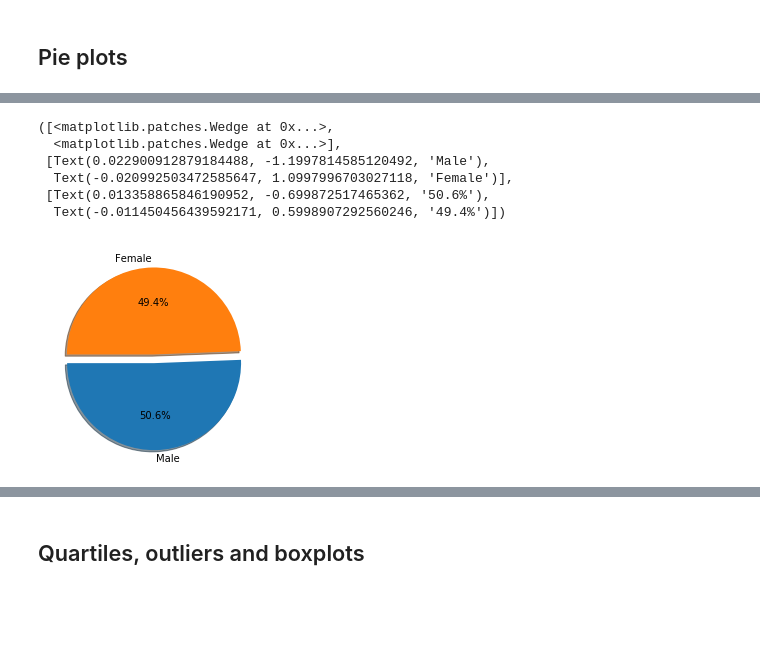
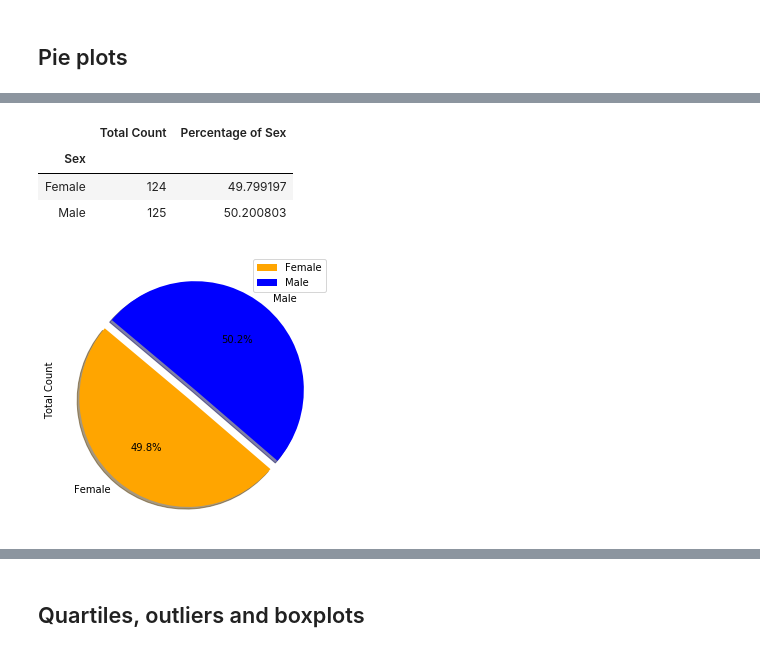
Before and after one commit to Victorime/Matplotlib_Project, a Jupyter notebook: Instructions/Pymaceuticals/pymaceuticals_starter.ipynb, the cells around one changed output, grey strips where cells are left out. Saved outputs shown, nothing was run; the diff lists cells and outputs as text; code cells hidden in the pictures; blank space fills up the shorter version.

```diff
--- a/Instructions/Pymaceuticals/pymaceuticals_starter.ipynb
+++ b/Instructions/Pymaceuticals/pymaceuticals_starter.ipynb
@@ -159,15 +171,33 @@ gender_pie = gender_df.plot.pie(y='count', figsize=(7,7 ),autopct="%1.1f%%", sha
-# %%
-# Generate a pie plot showing the distribution of female versus male mice using pyplot
-
-gender_count = pd.DataFrame(ms_data["Sex"].value_counts())
-labels = ["Male", "Female"]
-explode = (0.1,0)
-plt.pie(gender_count, explode=explode, labels=labels, autopct="%1.1f%%", shadow=True, startangle=180)
-# %% [output]
-([<matplotlib.patches.Wedge at 0x...>,
-  <matplotlib.patches.Wedge at 0x...>],
- [Text(0.022900912879184488, -1.1997814585120492, 'Male'),
-  Text(-0.020992503472585647, 1.0997996703027118, 'Female')],
- [Text(0.013358865846190952, -0.699872517465362, '50.6%'),
-  Text(-0.011450456439592171, 0.5998907292560246, '49.4%')])
-[figure, removed]
+# %%
+# Generate a pie plot showing the distribution of female versus male mice using pandas
+##Group by "Mouse ID" and "Sex" to find the unique number of male vs female
+group_mouse_gender = merge_data.groupby(["Mouse ID","Sex"])
+group_mouse_gender
+
+mouse_gender_df = pd.DataFrame(group_mouse_gender.size())
+
+#Create the dataframe with total count of Female and Male mice
+mouse_gender = pd.DataFrame(mouse_gender_df.groupby(["Sex"]).count())
+mouse_gender.columns = ["Total Count"]
+
+#create and format the percentage of female vs male
+mouse_gender["Percentage of Sex"] = (100*(mouse_gender["Total Count"]/mouse_gender["Total Count"].sum()))
+
+#format the "Percentage of Sex" column
+mouse_gender["Percentage of Sex"] = mouse_gender["Percentage of Sex"]
+
+#gender_df
+mouse_gender
+# %% [output]
+|  | Total Count | Percentage of Sex |
+| Sex |  |  |
+| Female | 124 | 49.799197 |
+| Male | 125 | 50.200803 |
+# %%
+
+#plot = name of the data frame .plot.pie (sumplots true)
+colors = ['orange', 'blue']
+explode = (0.1, 0)
+plot = mouse_gender.plot.pie(y='Total Count',figsize=(5,5), colors = colors, startangle=140, explode = explode, shadow = True, autopct="%1.1f%%")
+# %% [output]
+[figure, added]
```
Also changed, not shown: parts of 23 cells of this notebook.
